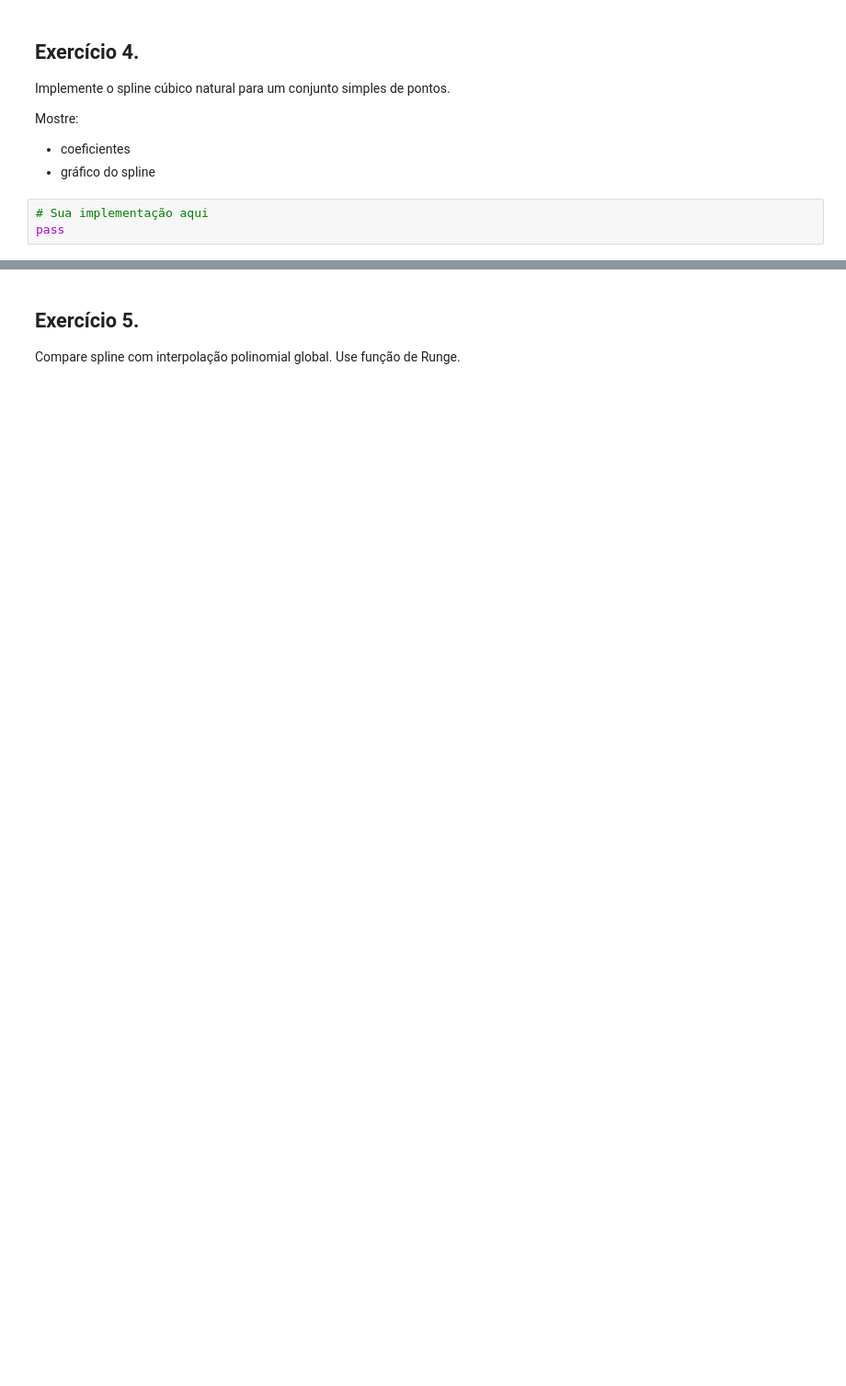
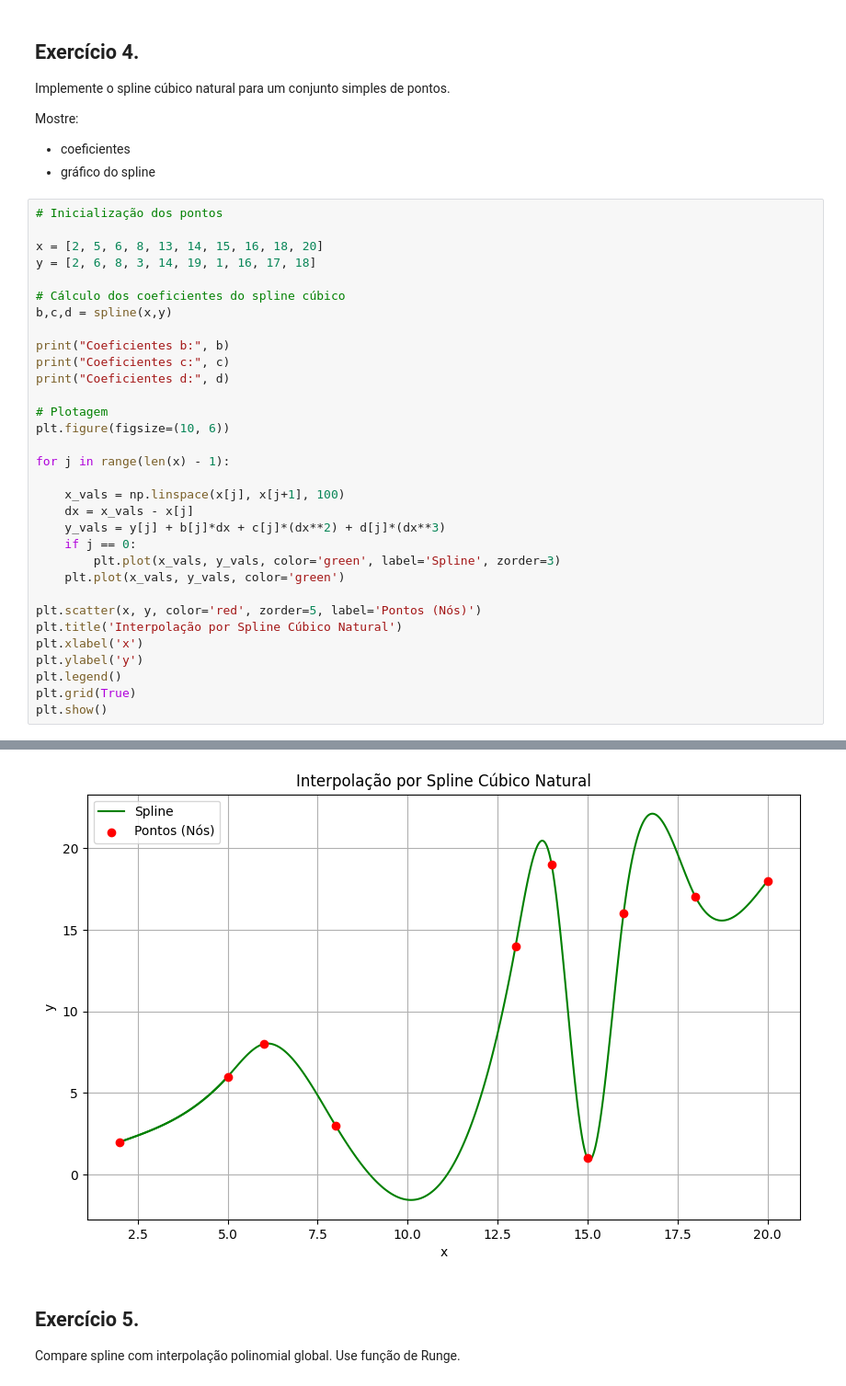
Before and after one commit to AliceMarVal/PPGMC, a Jupyter notebook: AliceMV_listas/ListaExercícios_03.ipynb, the cells around one changed output, grey strips where cells are left out. Shown at 92% size. Cells and saved outputs as stored; diff of their text form; blank space fills up the shorter version.

```diff
--- a/AliceMV_listas/ListaExercícios_03.ipynb
+++ b/AliceMV_listas/ListaExercícios_03.ipynb
@@ -98,5 +242,35 @@ Mostre:
 - coeficientes
 - gráfico do spline
 # %%
-# Sua implementação aqui
-pass
+# Inicialização dos pontos
+
+x = [2, 5, 6, 8, 13, 14, 15, 16, 18, 20]
+y = [2, 6, 8, 3, 14, 19, 1, 16, 17, 18]
+
+# Cálculo dos coeficientes do spline cúbico
+b,c,d = spline(x,y)
+
+print("Coeficientes b:", b)
+print("Coeficientes c:", c)
+print("Coeficientes d:", d)
+
+# Plotagem
+plt.figure(figsize=(10, 6))
+
+for j in range(len(x) - 1):
+
+    x_vals = np.linspace(x[j], x[j+1], 100)
+    dx = x_vals - x[j]
+    y_vals = y[j] + b[j]*dx + c[j]*(dx**2) + d[j]*(dx**3)
+    if j == 0:
+        plt.plot(x_vals, y_vals, color='green', label='Spline', zorder=3)
+    plt.plot(x_vals, y_vals, color='green')
+
+plt.scatter(x, y, color='red', zorder=5, label='Pontos (Nós)')
+plt.title('Interpolação por Spline Cúbico Natural')
+plt.xlabel('x')
+plt.ylabel('y')
+plt.legend()
+plt.grid(True)
+plt.show()
+# %% [output]
@@ -103,3 +283,4 @@ pass
+[figure, added]
 # %% [markdown]
 ## Exercício 5.
 
```
Also changed, not shown: parts of 11 cells of this notebook, 30 other files.
